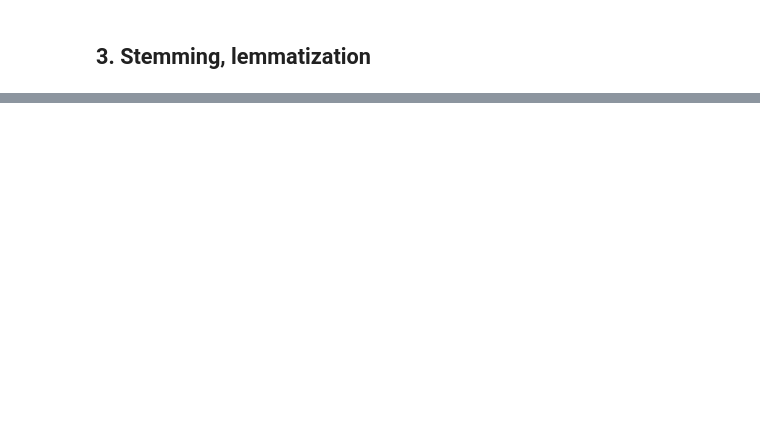
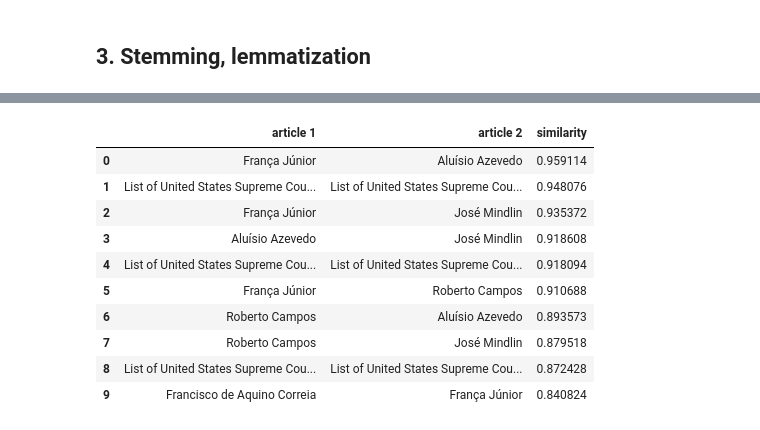
Before and after one commit to jakowczukalicja/wiki-recommender, a Jupyter notebook: wiki-recommender-report.ipynb, the cells around one changed output, grey strips where cells are left out. Saved outputs shown, nothing was run; the diff lists cells and outputs as text; code cells hidden in the pictures; blank space fills up the shorter version.

```diff
--- a/wiki-recommender-report.ipynb
+++ b/wiki-recommender-report.ipynb
@@ -240,0 +419,22 @@ rec.recommend(["Jazz", "https://en.wikipedia.org/wiki/Saxophone"])
+# %%
+i_idx, j_idx = np.triu_indices_from(sim, k=1)
+order = np.argsort(pairs)[::-1][:10]
+
+top_pairs = pd.DataFrame({
+    "article 1": df["title"].values[i_idx[order]],
+    "article 2": df["title"].values[j_idx[order]],
+    "similarity": pairs[order],
+})
+top_pairs
+# %% [output]
+|  | article 1 | article 2 | similarity |
+| 0 | França Júnior | Aluísio Azevedo | 0.959114 |
+| 1 | List of United States Supreme Cou... | List of United States Supreme Cou... | 0.948076 |
+| 2 | França Júnior | José Mindlin | 0.935372 |
+| 3 | Aluísio Azevedo | José Mindlin | 0.918608 |
+| 4 | List of United States Supreme Cou... | List of United States Supreme Cou... | 0.918094 |
+| 5 | França Júnior | Roberto Campos | 0.910688 |
+| 6 | Roberto Campos | Aluísio Azevedo | 0.893573 |
+| 7 | Roberto Campos | José Mindlin | 0.879518 |
+| 8 | List of United States Supreme Cou... | List of United States Supreme Cou... | 0.872428 |
+| 9 | Francisco de Aquino Correia | França Júnior | 0.840824 |
```
Also changed, not shown: parts of 60 cells of this notebook, 2 other files.
